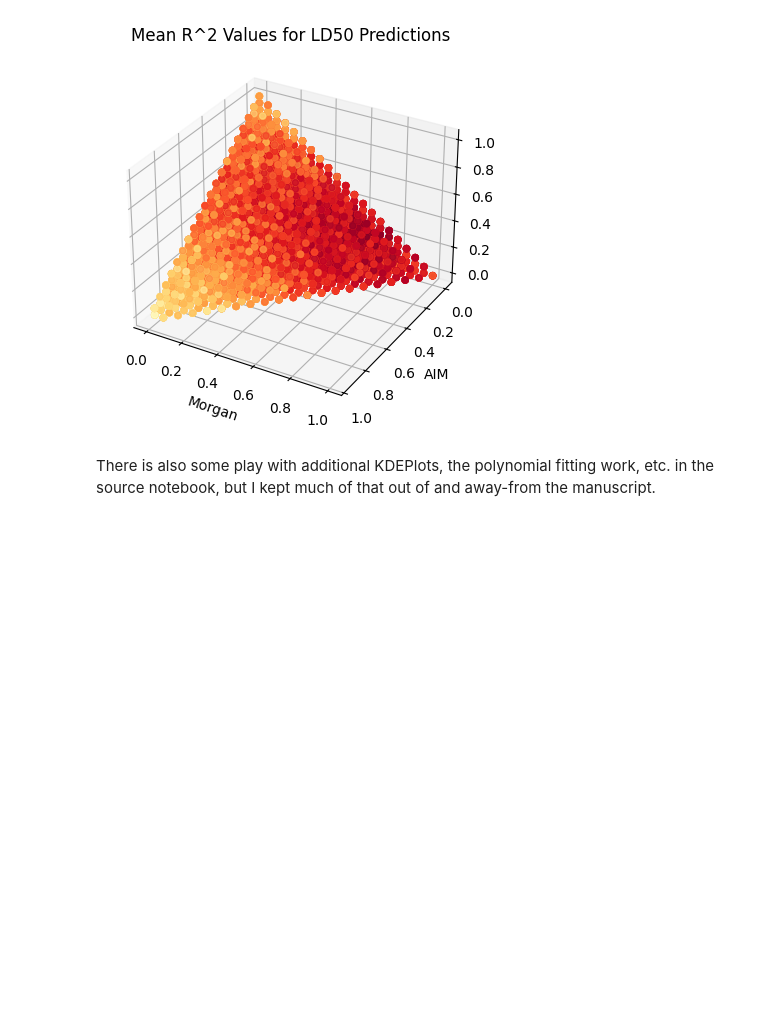
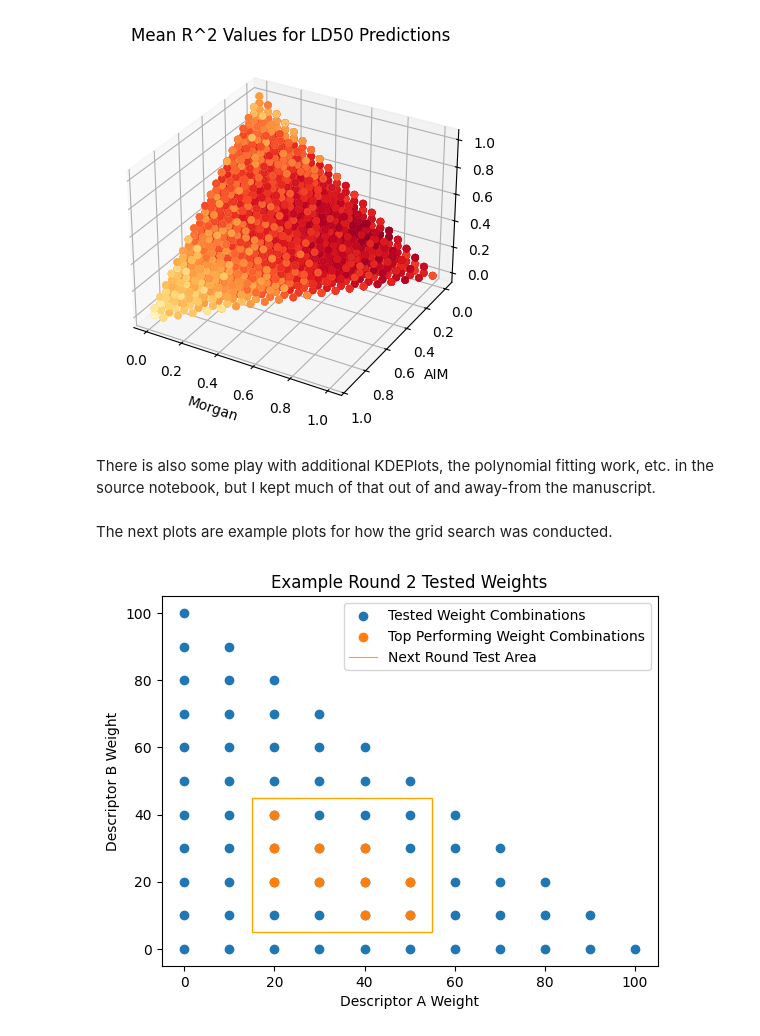
Before and after one commit to patlewig/genra-hybrid, a Jupyter notebook: notebooks/manuscript_companion.ipynb, the cells around one changed output. Saved outputs shown, nothing was run; the diff lists cells and outputs as text; code cells hidden in the pictures; blank space fills up the shorter version.

```diff
--- a/notebooks/manuscript_companion.ipynb
+++ b/notebooks/manuscript_companion.ipynb
@@ -1001,10 +1121,10 @@ The next block of code will pull in results for the randomly-sampled LD50 data g
 # %%
 #Create a DataFrame of the top-performing print from each grid search
 all_the_best = []
-for state in fifty_list:
+for state in fifty_list[0:10]:
 #Or, for 10-sample results from random sampling or Spectral Clustering
 #for state in fifty_list[0:10]:
-    search_results = pd.read_csv(f'outputs/LD50/repetition_testing/grid_search1_{state}.csv')
+    search_results = pd.read_csv(f'../manuscript_files/grid_search/Random/grid_search1_{state}.csv')
     #Or, for Spectral Clustering
     # search_results = pd.read_csv(f'outputs/LD50/repetition_testing/grid_search1_specs_{state}.csv')
     search_results = search_results.sort_values('rank_test_r2', ascending=True)
@@ -1206,3 +1326,9 @@ x_train, x_test, y_train, y_test = train_test_split(data.iloc[:,1:], data.iloc[:
+# %%
+from sklearn.model_selection import train_test_split
+
+#We will not train test split the data since we didn't do a grid search on it
+x_test = data.iloc[:,1:]
+y_test = data.iloc[:,0]
 # %%
 #Generate morgan results
 from genra.rax.skl.hybrid import GenRAPredValueHybrid
@@ -2268,3 +2394,32 @@ plt.show()
 [figure]
 # %% [markdown]
 There is also some play with additional KDEPlots, the polynomial fitting work, etc. in the source notebook, but I kept much of that out of and away-from the manuscript.
+# %% [markdown]
+The next plots are example plots for how the grid search was conducted.
+# %%
+from numpy import arange
+import matplotlib.patches as patches
+import matplotlib.pyplot as plt
+
+x = []
+y = []
+for a in arange(0,101, 10):
+    for b in arange(0, 101, 10):
+        for c in arange(0, 101, 10):
+            if a+b+c == 100:
+                x.append(a)
+                y.append(b)
+
+rect = patches.Rectangle((15, 5), 40, 40, facecolor="white", edgecolor="orange", lw = 1)
+fig, ax = plt.subplots(1)
+ax.add_patch(rect)
+plt.scatter(x, y, label = 'Tested Weight Combinations')
+plt.xlabel('Descriptor A Weight')
+plt.ylabel('Descriptor B Weight')
+plt.title('Example Round 2 Tested Weights')
+plt.scatter([20, 20, 20, 30, 30, 40, 40, 40, 50, 50], [20, 30, 40, 20, 30, 10, 20, 30, 10, 20 ], label = 'Top Performing Weight Combinations')
+plt.plot([15,25], [45,45], color = 'orange', lw = 0.8, label = 'Next Round Test Area')
+plt.legend()
+plt.show()
+# %% [output]
+[figure, added]
```
Also changed, not shown: parts of 17 cells of this notebook.
